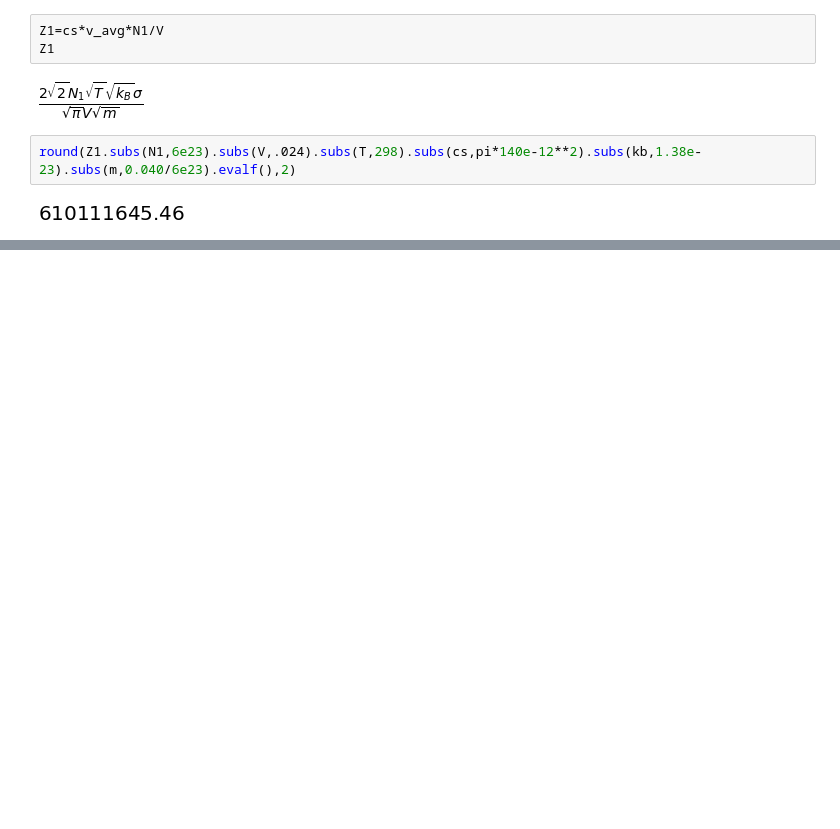
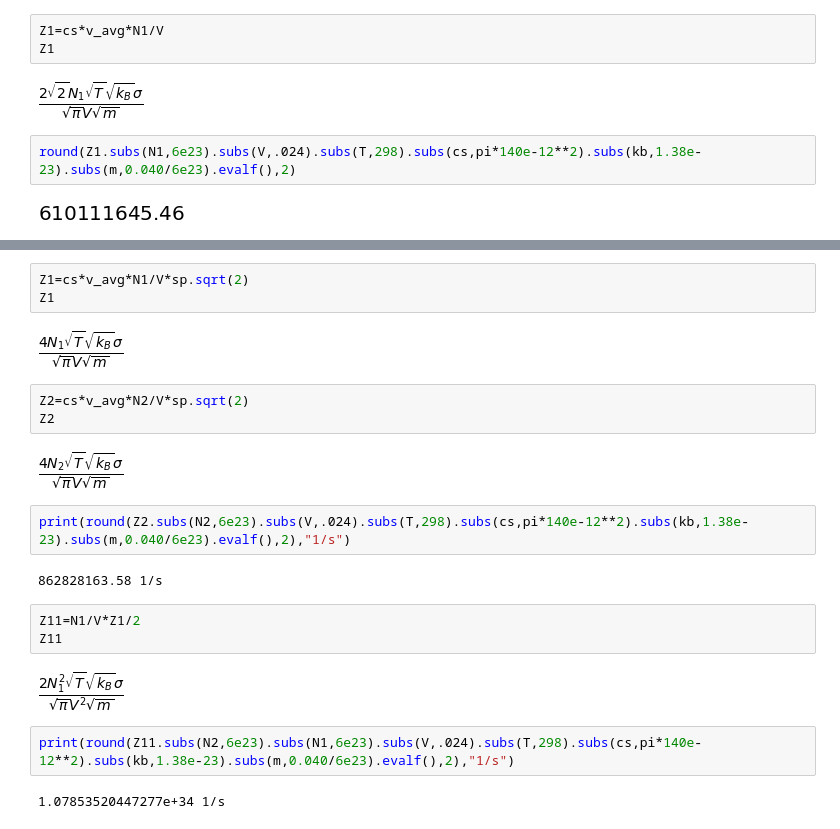
Before and after one commit to davis689/binder, a Jupyter notebook: CHEM452/Maxwell_Boltzmann.ipynb, the cells around one changed output, grey strips where cells are left out. Cells and saved outputs as stored; diff of their text form; blank space fills up the shorter version.

```diff
--- a/CHEM452/Maxwell_Boltzmann.ipynb
+++ b/CHEM452/Maxwell_Boltzmann.ipynb
@@ -132,0 +150,23 @@ round(Z1.subs(N1,6e23).subs(V,.024).subs(T,298).subs(cs,pi*140e-12**2).subs(kb,1
+# %%
+Z1=cs*v_avg*N1/V*sp.sqrt(2)
+Z1
+# %% [output]
+[figure, added]
+# %%
+Z2=cs*v_avg*N2/V*sp.sqrt(2)
+Z2
+# %% [output]
+[figure, added]
+# %%
+print(round(Z2.subs(N2,6e23).subs(V,.024).subs(T,298).subs(cs,pi*140e-12**2).subs(kb,1.38e-23).subs(m,0.040/6e23).evalf(),2),"1/s")
+# %% [output]
+862828163.58 1/s
+# %%
+Z11=N1/V*Z1/2
+Z11
+# %% [output]
+[figure, added]
+# %%
+print(round(Z11.subs(N2,6e23).subs(N1,6e23).subs(V,.024).subs(T,298).subs(cs,pi*140e-12**2).subs(kb,1.38e-23).subs(m,0.040/6e23).evalf(),2),"1/s")
+# %% [output]
+1.07853520447277e+34 1/s
```
Also changed, not shown: parts of 8 cells of this notebook.
